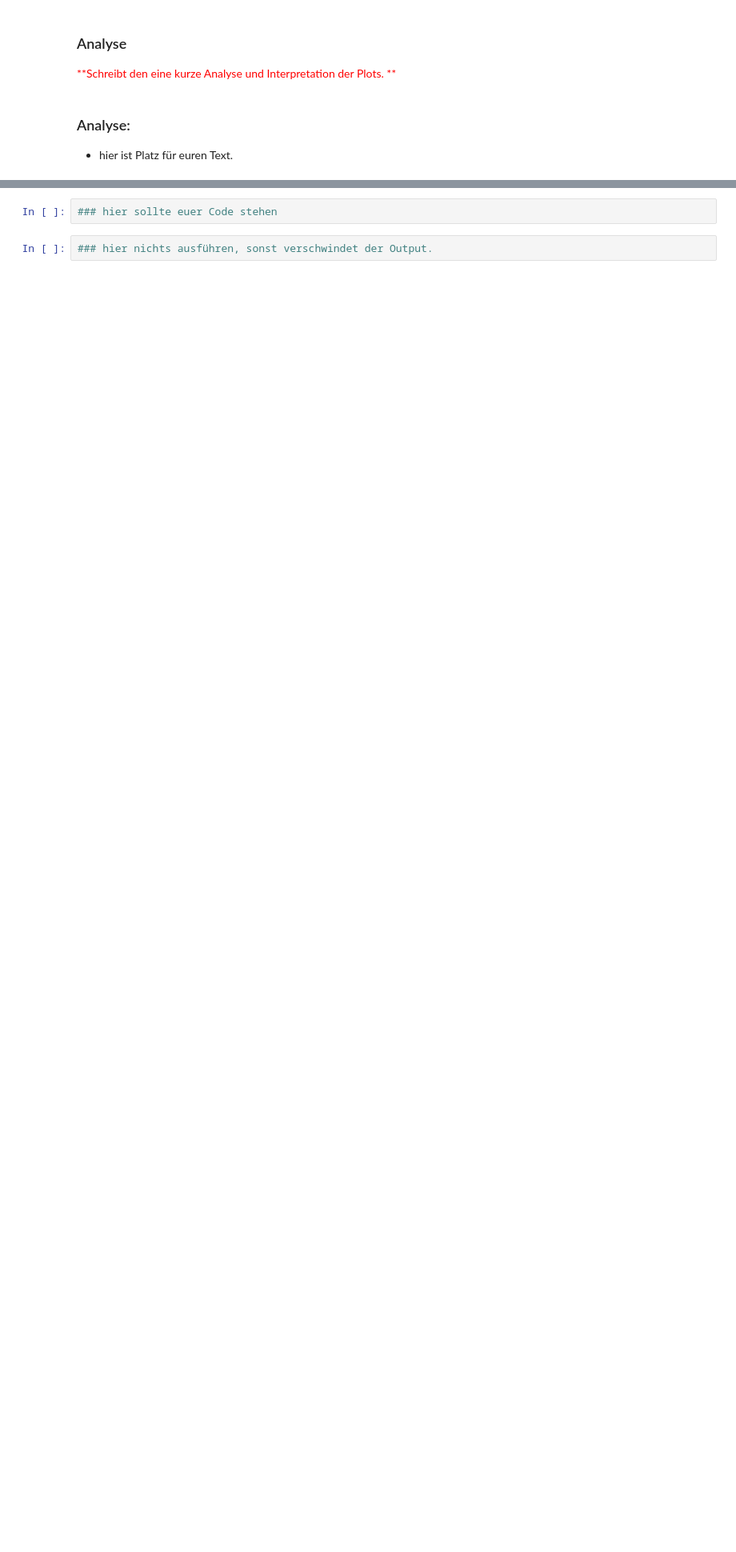
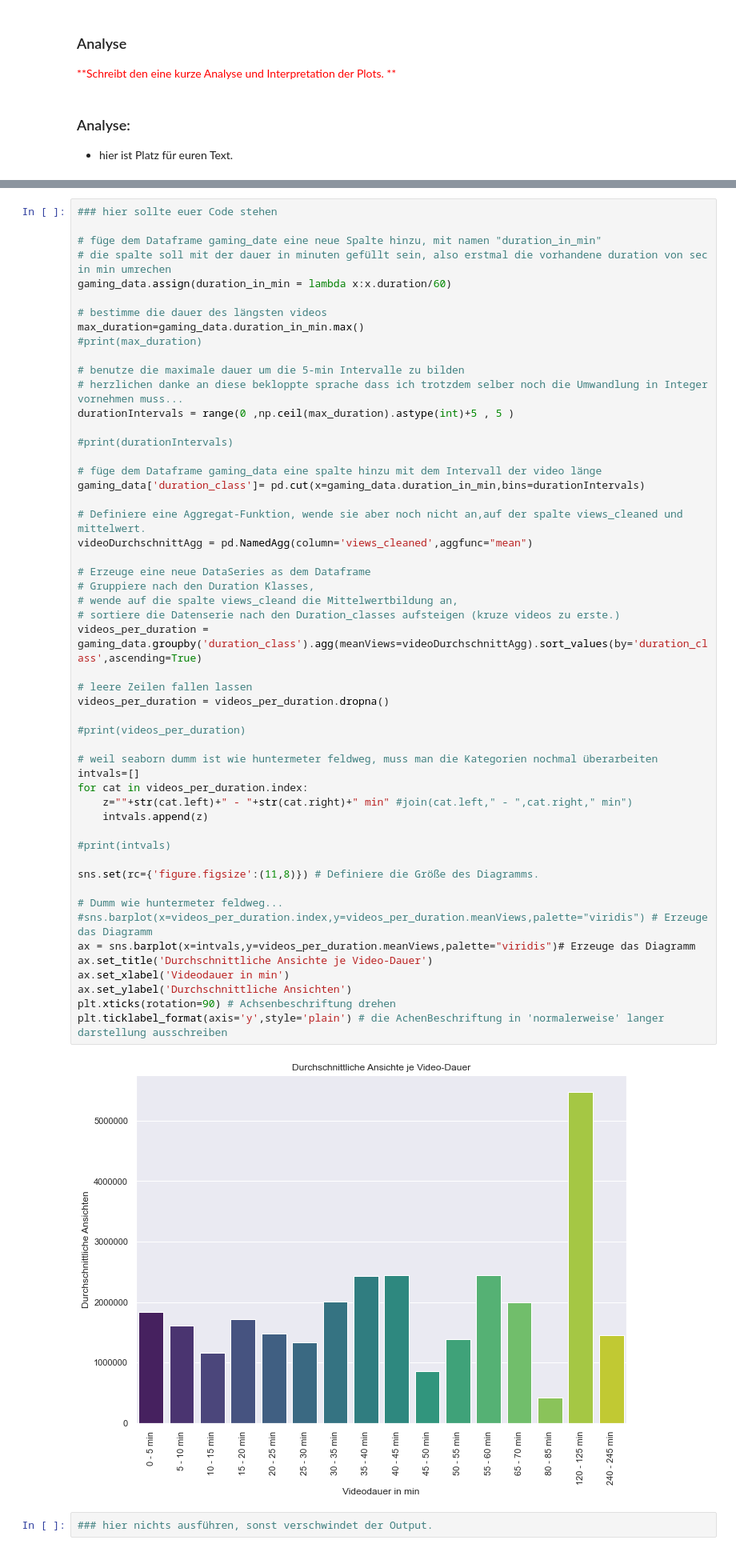
Before and after one commit to CmdLari/Data-Science-Praktikum, a Jupyter notebook: 01_Datenanalyse_Aufgaben.ipynb, the cells around one changed output, grey strips where cells are left out. Shown: that part at 80% size. Drawn from its saved outputs; the diff is of its cells as text; blank space fills up the shorter version.

Commit message:
Aufgabe 1-2-9 mit Klassen/Intervallbildung VideoDuration erledigt

```diff
--- a/01_Datenanalyse_Aufgaben.ipynb
+++ b/01_Datenanalyse_Aufgaben.ipynb
@@ -555,6 +553,58 @@ Geht bitte wie folgt vor:
 - nutzt subplots
 # %%
 ### hier sollte euer Code stehen
+
+# füge dem Dataframe gaming_date eine neue Spalte hinzu, mit namen "duration_in_min"
+# die spalte soll mit der dauer in minuten gefüllt sein, also erstmal die vorhandene duration von sec in min umrechen
+gaming_data.assign(duration_in_min = lambda x:x.duration/60)
+
+# bestimme die dauer des längsten videos
+max_duration=gaming_data.duration_in_min.max()
+#print(max_duration)
+
+# benutze die maximale dauer um die 5-min Intervalle zu bilden
+# herzlichen danke an diese bekloppte sprache dass ich trotzdem selber noch die Umwandlung in Integer vornehmen muss...
+durationIntervals = range(0 ,np.ceil(max_duration).astype(int)+5 , 5 )
+
+#print(durationIntervals)
+
+# füge dem Dataframe gaming_data eine spalte hinzu mit dem Intervall der video länge
+gaming_data['duration_class']= pd.cut(x=gaming_data.duration_in_min,bins=durationIntervals)
+
+# Definiere eine Aggregat-Funktion, wende sie aber noch nicht an,auf der spalte views_cleaned und mittelwert.
+videoDurchschnittAgg = pd.NamedAgg(column='views_cleaned',aggfunc="mean")
+
+# Erzeuge eine neue DataSeries as dem Dataframe
+# Gruppiere nach den Duration Klasses,
+# wende auf die spalte views_cleand die Mittelwertbildung an,
+# sortiere die Datenserie nach den Duration_classes aufsteigen (kruze videos zu erste.)
+videos_per_duration = gaming_data.groupby('duration_class').agg(meanViews=videoDurchschnittAgg).sort_values(by='duration_class',ascending=True)
+
+# leere Zeilen fallen lassen
+videos_per_duration = videos_per_duration.dropna()
+
+#print(videos_per_duration)
+
+# weil seaborn dumm ist wie huntermeter feldweg, muss man die Kategorien nochmal überarbeiten
+intvals=[]
+for cat in videos_per_duration.index:
+    z=""+str(cat.left)+" - "+str(cat.right)+" min" #join(cat.left," - ",cat.right," min")
+    intvals.append(z)
+
+#print(intvals)
+
+sns.set(rc={'figure.figsize':(11,8)}) # Definiere die Größe des Diagramms.
+
+# Dumm wie huntermeter feldweg...
+#sns.barplot(x=videos_per_duration.index,y=videos_per_duration.meanViews,palette="viridis") # Erzeuge das Diagramm
+ax = sns.barplot(x=intvals,y=videos_per_duration.meanViews,palette="viridis")# Erzeuge das Diagramm
+ax.set_title('Durchschnittliche Ansichte je Video-Dauer')
+ax.set_xlabel('Videodauer in min')
+ax.set_ylabel('Durchschnittliche Ansichten')
+plt.xticks(rotation=90) # Achsenbeschriftung drehen
+plt.ticklabel_format(axis='y',style='plain') # die AchenBeschriftung in 'normalerweise' langer darstellung ausschreiben
+# %% [output]
+[figure, added]
 # %%
 ### hier nichts ausführen, sonst verschwindet der Output.
 # %% [output]
```
Also changed, not shown: parts of 1 cell of this notebook.
